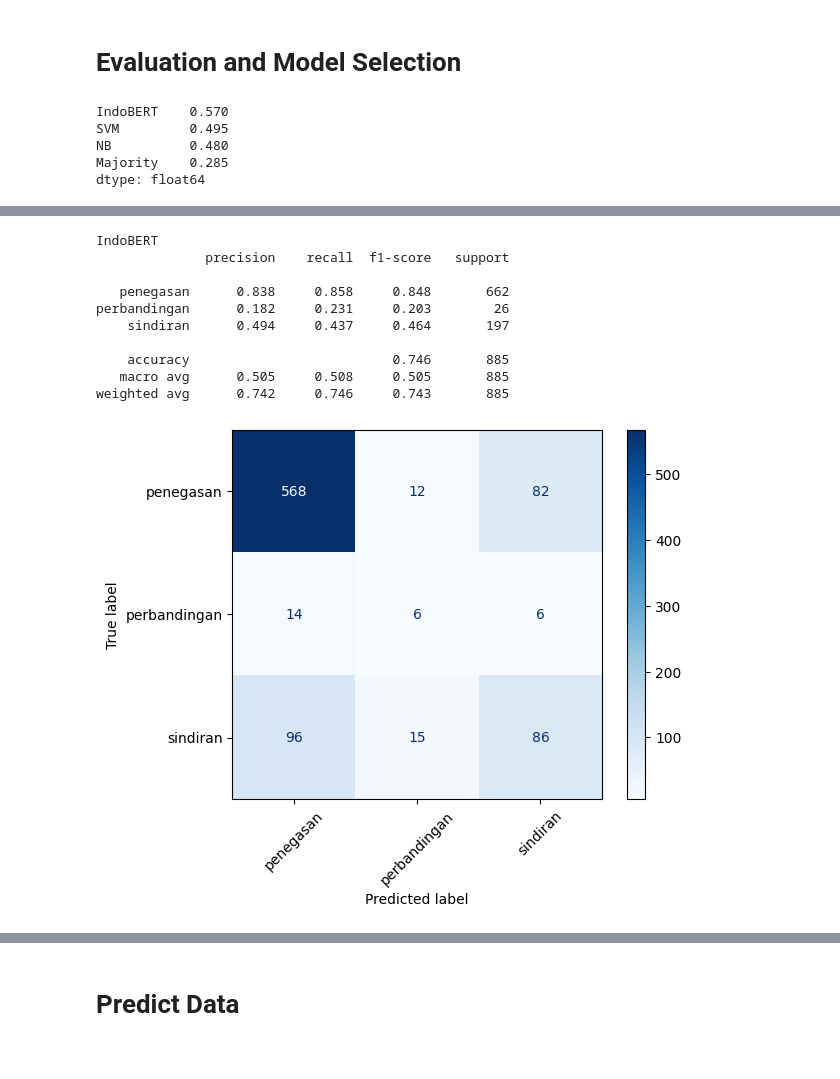
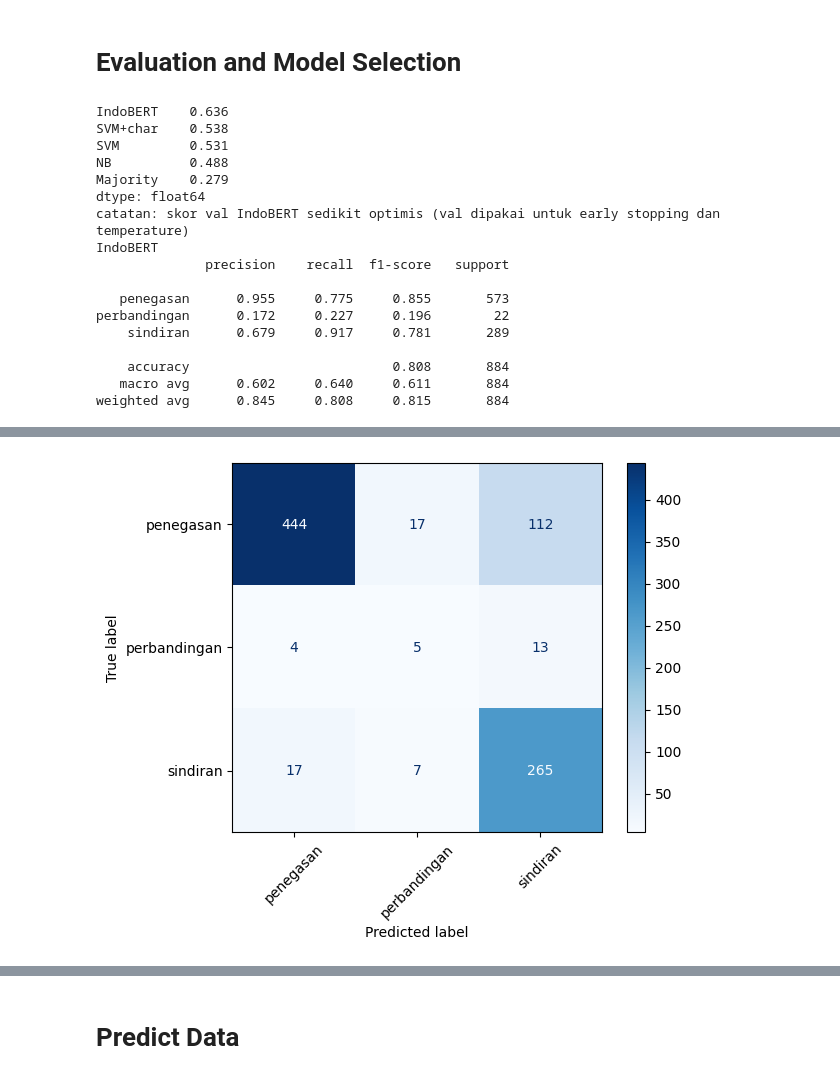
Before and after one commit to aldo02032004/naufaldo.github.io, a Jupyter notebook: 2_ML_Dev_Notebook.ipynb, the cells around one changed output, grey strips where cells are left out. Drawn from its saved outputs; the diff is of its cells as text; code cells hidden in the pictures.

```diff
--- a/2_ML_Dev_Notebook.ipynb
+++ b/2_ML_Dev_Notebook.ipynb
@@ -87,7 +96,8 @@ def prepare_time(data, date_col='Date'):
     return data.sort_values('Date')
 
 # training_df has 'x' instead of 'Date' and lacks 'Type'
-training_df1 = prepare_time(training_df[['x', 'Media', 'Mentions', 'Sentiment', 'Majas']], date_col='x')
+training_df1 = prepare_time(
+    training_df[['x', 'Media', 'Mentions', 'Sentiment', 'Majas', 'Author']], date_col='x')
 print(training_df1['Date'].min().strftime('%d %b %Y'), '-', training_df1['Date'].max().strftime('%d %b %Y'))
 training_df1
 # %% [output]
@@ -356,0 +394,3 @@ sindiran -> wowo, duit, saja, tidak, tau, re, suruh, tiap, biar, biji
+# %%
+svmc_search = tune('SVM+char', LinearSVC(class_weight='balanced', max_iter=5000),
+                   {'clf__C': [0.03, 0.1, 0.5, 1, 2]}, char=True)
@@ -444,0 +495,14 @@ def train_one_seed(seed):
+# %%
+SEEDS = [42, 7, 2024]
+models, histories, seed_scores = [], {}, []
+
+for seed in SEEDS:
+    trainer, val_f1 = train_one_seed(seed)
+    seed_scores.append(val_f1)
+    histories[seed] = trainer.state.log_history
+    print(f'seed {seed}: val macro F1 = {val_f1:.3f}')
+    models.append(trainer.model.cpu())          # simpan SEMUA seed (model terbaik per epoch), pindah ke CPU
+    del trainer
+    gc.collect(); torch.cuda.empty_cache()
+
+print(f'IndoBERT per seed: {np.mean(seed_scores):.3f} ± {np.std(seed_scores):.3f}')
@@ -569,35 +696,41 @@ Drive already mounted at /content/drive; to attempt to forcibly remount, call dr
 # %% [markdown]
 # Evaluation and Model Selection
 # %%
-def bert_predict(trainer, texts):
-    out = trainer.predict(to_dataset(texts))
-    probs = softmax(out.predictions, axis=1)
-    labels = np.array([id2label[i] for i in probs.argmax(1)])
-    confidence = probs.max(1)
-    return labels, confidence
-
 predictors = {
     'Majority': majority.predict,
     'NB': nb_search.best_estimator_.predict,
     'SVM': svm_search.best_estimator_.predict,
-    'IndoBERT': lambda t: bert_predict(bert_trainer, t)[0],
+    'SVM+char': svmc_search.best_estimator_.predict,
+    'IndoBERT': lambda t: bert_predict(t)[0],       # ensembel seed
 }
 
-val_scores = {name: f1_score(y_val, predict(X_val), average='macro')
-              for name, predict in predictors.items() if name != 'IndoBERT'}
-val_scores['IndoBERT'] = np.mean(seed_scores)   # mean over seeds: the best seed alone is optimistic
+val_preds = {name: np.asarray(predict(X_val)) for name, predict in predictors.items()}
+val_scores = {name: f1_score(y_val, p, average='macro') for name, p in val_preds.items()}
 print(pd.Series(val_scores).round(3).sort_values(ascending=False))
+print('catatan: skor val IndoBERT sedikit optimis (val dipakai untuk early stopping dan temperature)')
 
-best_name = max(val_scores, key=val_scores.get)   # chosen on VALIDATION
-y_pred_test = predictors[best_name](X_test)       # test used once
+best_name = max(val_scores, key=val_scores.get)   # dipilih di VALIDATION
+y_pred_test = predictors[best_name](X_test)       # test dipakai sekali
 
 print(best_name)
 print(classification_report(y_test, y_pred_test, digits=3, zero_division=0))
 ConfusionMatrixDisplay.from_predictions(y_test, y_pred_test, xticks_rotation=45, cmap='Blues')
 plt.show()
 # %% [output]
-IndoBERT    0.570
-SVM         0.495
-NB          0.480
-Majority    0.285
+IndoBERT    0.636
+SVM+char    0.538
+SVM         0.531
+NB          0.488
+Majority    0.279
 dtype: float64
+catatan: skor val IndoBERT sedikit optimis (val dipakai untuk early stopping dan temperature)
+IndoBERT
+              precision    recall  f1-score   support
+
+   penegasan      0.955     0.775     0.855       573
+perbandingan      0.172     0.227     0.196        22
+    sindiran      0.679     0.917     0.781       289
+
+    accuracy                          0.808       884
+   macro avg      0.602     0.640     0.611       884
+weighted avg      0.845     0.808     0.815       884
@@ -605,12 +737,2 @@ dtype: float64
-IndoBERT
-              precision    recall  f1-score   support
-
-   penegasan      0.838     0.858     0.848       662
-perbandingan      0.182     0.231     0.203        26
-    sindiran      0.494     0.437     0.464       197
-
-    accuracy                          0.746       885
-   macro avg      0.505     0.508     0.505       885
-weighted avg      0.742     0.746     0.743       885
-[figure, old version]
+[figure, new version]
 # %%
```
Also changed, not shown: parts of 34 cells of this notebook.
